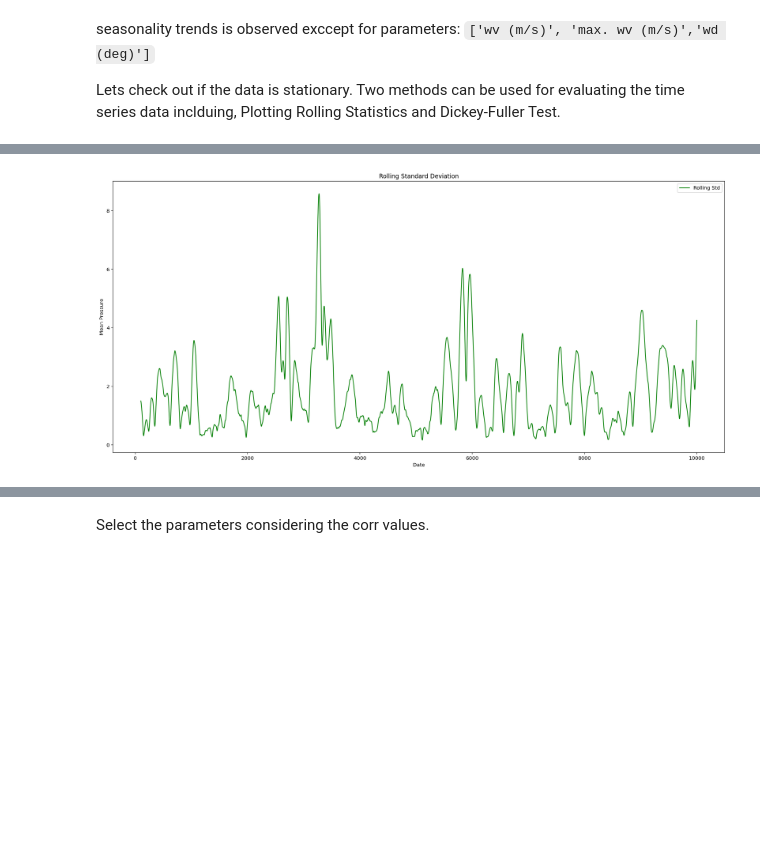
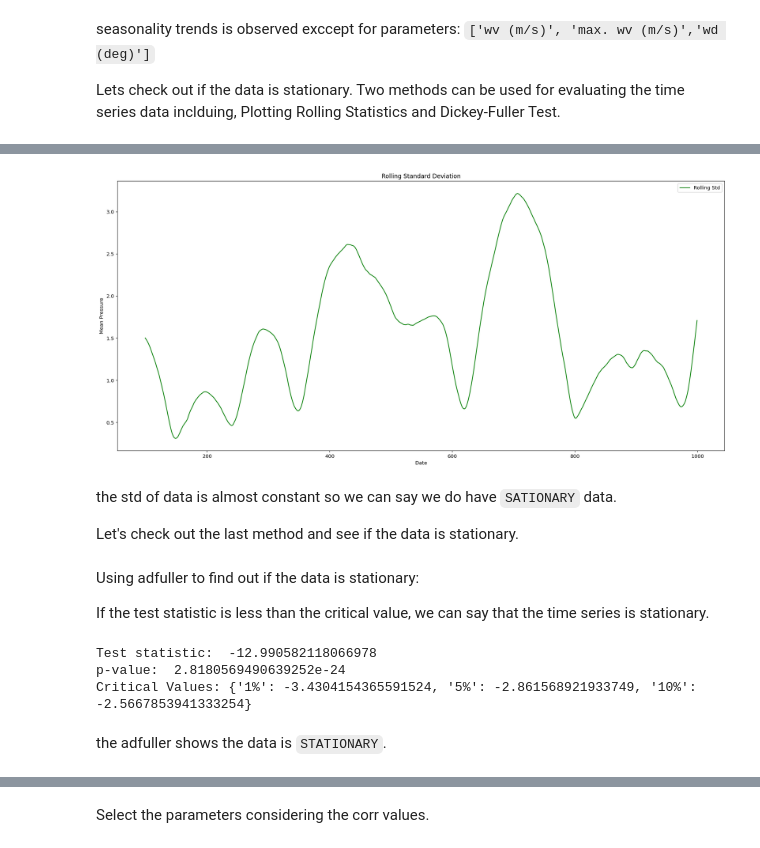
Before and after one commit to Atashnezhad/Time_series_project, a Jupyter notebook: Code/P02_02_EDA.ipynb, the cells around one changed output, grey strips where cells are left out. Drawn from its saved outputs; the diff is of its cells as text; code cells hidden in the pictures; blank space fills up the shorter version.

````diff
--- a/Code/P02_02_EDA.ipynb
+++ b/Code/P02_02_EDA.ipynb
@@ -271,7 +280,23 @@ check_mean(df['p (mbar)'][0:10000], windo=100)
 # %%
-check_std(df['p (mbar)'][0:10000], windo=100)
+check_std(df['p (mbar)'][0:1000], windo=100)
 # %% [output]
-[figure, old version]
+[figure, new version]
+# %% [markdown]
+the std of data is almost constant so we can say we do have ```SATIONARY``` data.
+
+Let's check out the last method and see if the data is stationary.
+# %% [markdown]
+Using adfuller to find out if the data is stationary:
+
+If the test statistic is less than the critical value, we can say that the time series is stationary.
+# %%
+check_adfuller(df['p (mbar)'][0:100_000])
+# %% [output]
+Test statistic:  -12.990582118066978
+p-value:  2.8180569490639252e-24
+Critical Values: {'1%': -3.4304154365591524, '5%': -2.861568921933749, '10%': -2.5667853941333254}
+# %% [markdown]
+the adfuller shows the data is ```STATIONARY```.
 # %%
 # df["TimeReviewed"] = pd.to_datetime(df["Date Time"])
 # df["TimeReviewed"].head()
````
Also changed, not shown: parts of 4 cells of this notebook.
